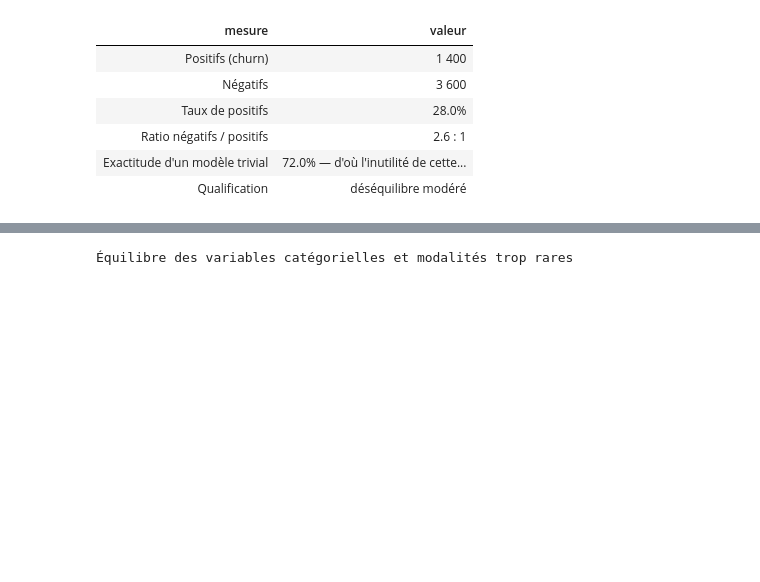
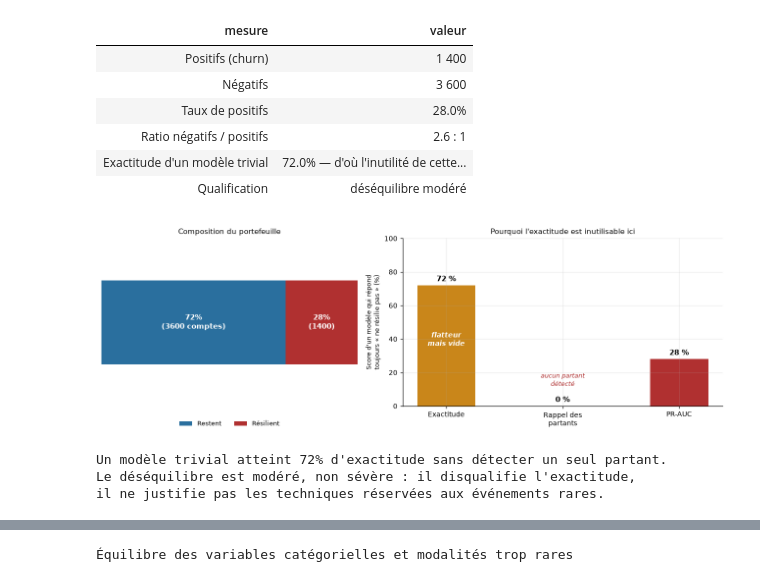
Before and after one commit to air-jaja/ai4me, a Jupyter notebook: notebooks/03_exploration.ipynb, the cells around one changed output, grey strips where cells are left out. Saved outputs shown, nothing was run; the diff lists cells and outputs as text; code cells hidden in the pictures; blank space fills up the shorter version.

Commit message:
03.Exploration des données et profiling :  Fix missing information in class imbalance choice
# Adjust element in graphic
# Adjust project documentation
# Adjust notebook

```diff
--- a/notebooks/03_exploration.ipynb
+++ b/notebooks/03_exploration.ipynb
@@ -723,3 +723,58 @@ afficher_tableau(desequilibre_cible(y), "Équilibre de la cible et ce qu'il impl
 | Ratio négatifs / positifs | 2.6 : 1 |
 | Exactitude d'un modèle trivial | 72.0% — d'où l'inutilité de cette... |
 | Qualification | déséquilibre modéré |
+# %%
+# --- Figure: what the imbalance costs, metric by metric ------------------------------
+# A pie chart of 28/72 would restate the table. What the reader needs is why the imbalance
+# matters, so the figure compares a trivial model to the task it is supposed to perform.
+positifs = int(y.astype(float).sum())
+negatifs = int(len(y) - positifs)
+taux = positifs / len(y)
+
+fig, (ax1, ax2) = plt.subplots(1, 2, figsize=(11.8, 4.0),
+                               gridspec_kw={"width_ratios": [1, 1.25]})
+
+# Left: the balance itself, as proportions of the portfolio.
+ax1.barh([0], [negatifs], color=PALETTE["principal"], height=0.5, label="Restent")
+ax1.barh([0], [positifs], left=[negatifs], color=PALETTE["accent"], height=0.5,
+         label="Résilient")
+ax1.text(negatifs / 2, 0, f"{1 - taux:.0%}\n({negatifs} comptes)", ha="center", va="center",
+         color="white", fontsize=10, fontweight="bold")
+ax1.text(negatifs + positifs / 2, 0, f"{taux:.0%}\n({positifs})", ha="center", va="center",
+         color="white", fontsize=10, fontweight="bold")
+ax1.set_xlim(0, len(y)); ax1.set_ylim(-0.5, 0.5)
+ax1.set_yticks([]); ax1.set_xticks([])
+ax1.set_title("Composition du portefeuille", fontsize=10)
+ax1.legend(loc="upper center", bbox_to_anchor=(0.5, -0.05), ncol=2, frameon=False, fontsize=8.5)
+for bord in ax1.spines.values():
+    bord.set_visible(False)
+ax1.grid(False)
+
+# Right: a model that always answers "stays" - excellent on one metric, useless on the task.
+metriques = ["Exactitude", "Rappel des\npartants", "PR-AUC"]
+trivial = [(1 - taux) * 100, 0.0, taux * 100]
+couleurs = [PALETTE["attention"], PALETTE["accent"], PALETTE["accent"]]
+
+barres = ax2.bar(metriques, trivial, color=couleurs, width=0.5)
+for barre, valeur in zip(barres, trivial):
+    ax2.text(barre.get_x() + barre.get_width() / 2, valeur + 2.5, f"{valeur:.0f} %",
+             ha="center", fontsize=10, fontweight="bold")
+ax2.set_ylim(0, 100)
+ax2.set_ylabel("Score d'un modèle qui répond\ntoujours « ne résilie pas » (%)", fontsize=8.5)
+ax2.set_title("Pourquoi l'exactitude est inutilisable ici", fontsize=10)
+# Inside the bar, in white: placed outside it the label would collide with the value.
+ax2.text(0, 36, "flatteur\nmais vide", ha="center", fontsize=9,
+         color="white", style="italic", fontweight="bold")
+ax2.text(1, 12, "aucun partant\ndétecté", ha="center", fontsize=8.5,
+         color=PALETTE["accent"], style="italic")
+
+plt.tight_layout(); plt.show()
+
+print(f"Un modèle trivial atteint {1 - taux:.0%} d'exactitude sans détecter un seul partant.")
+print("Le déséquilibre est modéré, non sévère : il disqualifie l'exactitude,")
+print("il ne justifie pas les techniques réservées aux événements rares.")
+# %% [output]
+[figure, added]
+Un modèle trivial atteint 72% d'exactitude sans détecter un seul partant.
+Le déséquilibre est modéré, non sévère : il disqualifie l'exactitude,
+il ne justifie pas les techniques réservées aux événements rares.
```
Also changed, not shown: parts of 4 cells of this notebook, 2 other files.
